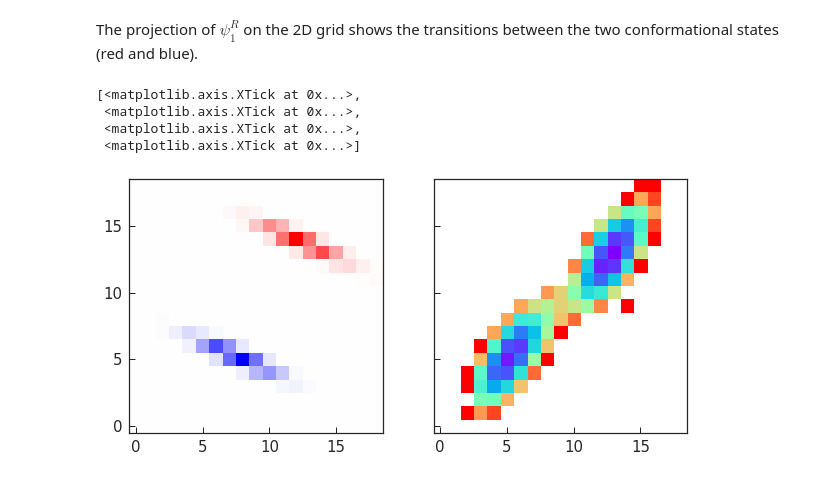
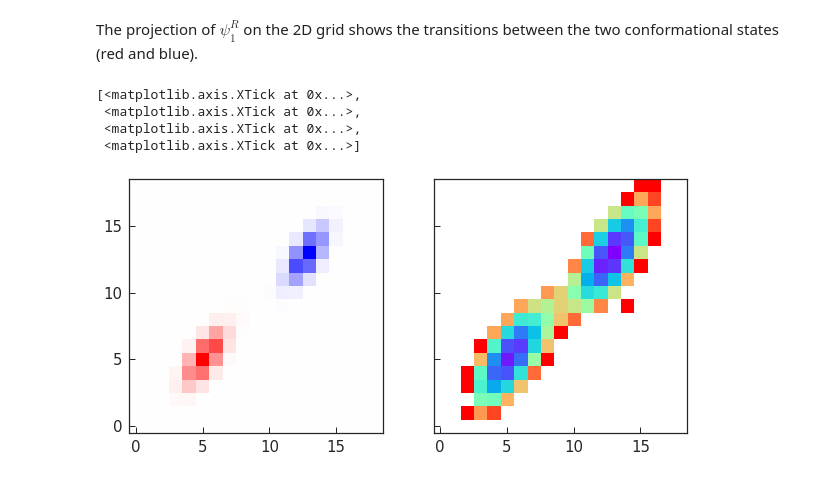
Before and after one commit to BioKT/MasterMSM, a Jupyter notebook: examples/brownian_dynamics_2D/2D_smFS_MSM.ipynb, the cells around one changed output. Drawn from its saved outputs; the diff is of its cells as text; code cells hidden in the pictures.

```diff
--- a/examples/brownian_dynamics_2D/2D_smFS_MSM.ipynb
+++ b/examples/brownian_dynamics_2D/2D_smFS_MSM.ipynb
@@ -200,22 +200,24 @@ plt.show()
 The projection of $\psi^R_1$ on the 2D grid shows the transitions between the two conformational states (red and blue).
 # %%
 fig,ax=plt.subplots(1,2,figsize=(10,5),sharey=True,sharex=True)
-rv_mat = np.zeros((20,20), float)
-#print rv_mat
+rv_mat = np.zeros((19,19), float)
 for i in [x for x in zip(msm_2D.msms[lt].keep_keys, \
                          msm_2D.msms[lt].rvecsT[:,1])]:
-    rv_mat[20-int(i[0]/20),(i[0]%20)] = -i[1]
 
-ax[0].imshow(rv_mat, interpolation="none", \
+    unr_ind=np.unravel_index(i[0],(21,21))
+
+    rv_mat[unr_ind[0]-1,unr_ind[1]-1] = -i[1]
+
+ax[0].imshow(rv_mat.transpose(), interpolation="none", \
              cmap='bwr',origin="lower")
 ax[1].imshow(-np.log(statistic.transpose()),cmap=plt.cm.rainbow,origin="lower")
 
 
 ax[1].set_yticks(range(0,20,5))
 ax[1].set_xticks(range(0,20,5))
 # %% [output]
 [<matplotlib.axis.XTick at 0x...>,
  <matplotlib.axis.XTick at 0x...>,
  <matplotlib.axis.XTick at 0x...>,
  <matplotlib.axis.XTick at 0x...>]
-[figure, old version]
+[figure, new version]
```
Also changed, not shown: parts of 2 cells of this notebook.
